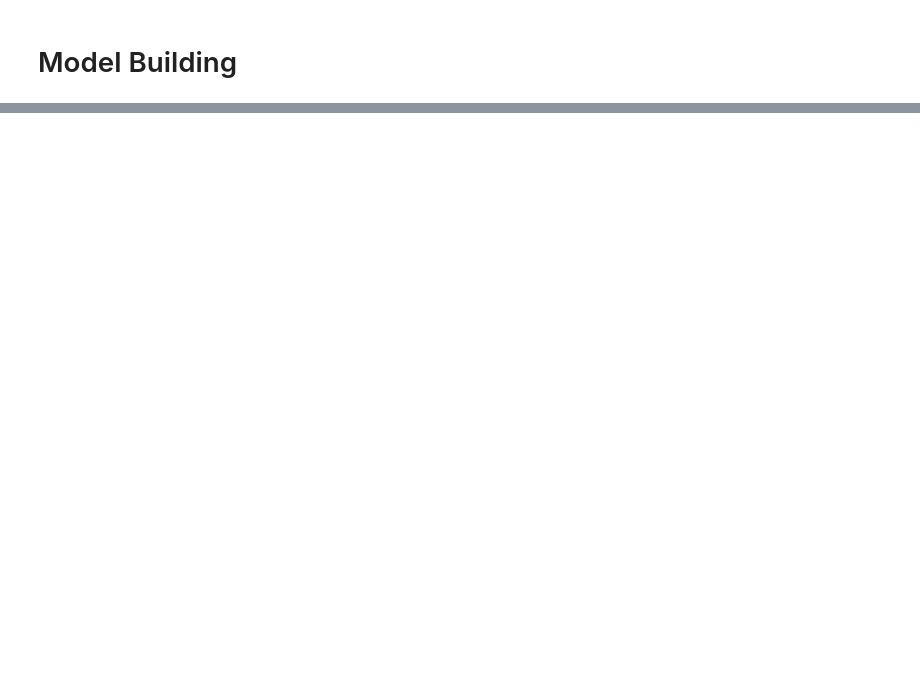
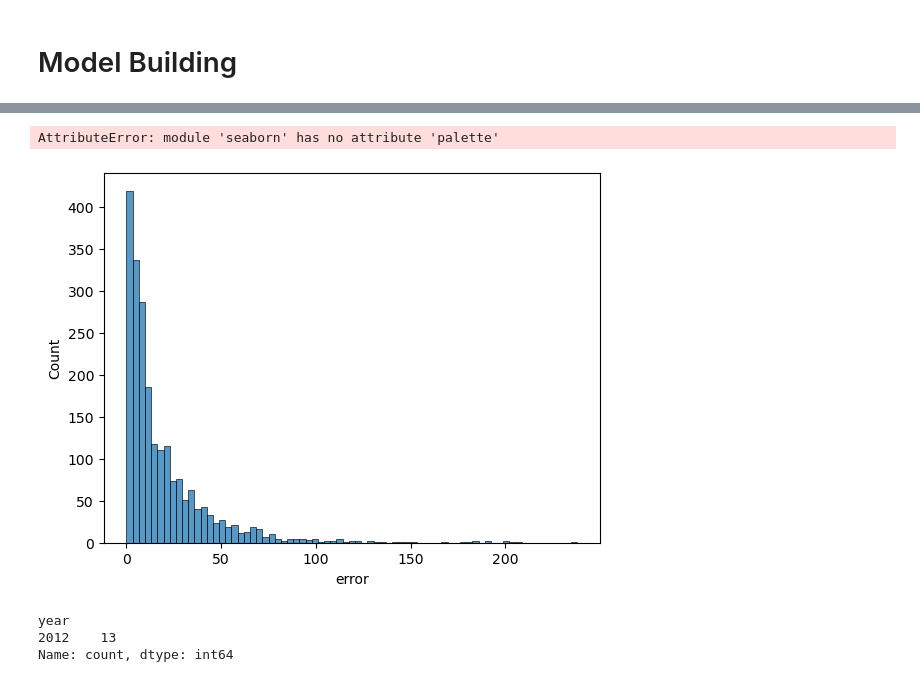
Before and after one commit to TrinityGahagen2K/bike-sharing-demand, a Jupyter notebook: bike_sharing_ml.ipynb, the cells around one changed output, grey strips where cells are left out. Drawn from its saved outputs; the diff is of its cells as text; code cells hidden in the pictures; blank space fills up the shorter version.

```diff
--- a/bike_sharing_ml.ipynb
+++ b/bike_sharing_ml.ipynb
@@ -119,0 +577,26 @@ r2_score(y_test, y_pred)
+# %%
+colors = sns.palette('tab10')
+columns = ['season', 'holiday', 'workingday', 'weather', 'month', 'hour', 'day']
+errors = X_test_diff[X_test_diff['error'] > 100]
+fig, axes = plt.subplots(4, 2, figsize=(12,10))
+for n, column in enumerate(columns):
+    ax = axes[n // 2][n % 2]
+    data = errors[column].value_counts()
+    sns.barplot(x=data.index, y=data, ax=ax)
+    ax.set_xlabel(column.title())
+    ax.set_title(f'Value Counts for {column}')
+plt.tight_layout()
+# %% [output]
+AttributeError: module 'seaborn' has no attribute 'palette'
+# %%
+sns.histplot(X_test_diff['error'])
+plt.show()
+# %% [output]
+[figure, added]
+# %%
+# Filter for error values above 150?
+X_test_diff.loc[X_test_diff['error'] > 150, 'year'].value_counts()
+# %% [output]
+year
+2012    13
+Name: count, dtype: int64
```
Also changed, not shown: parts of 98 cells of this notebook.
